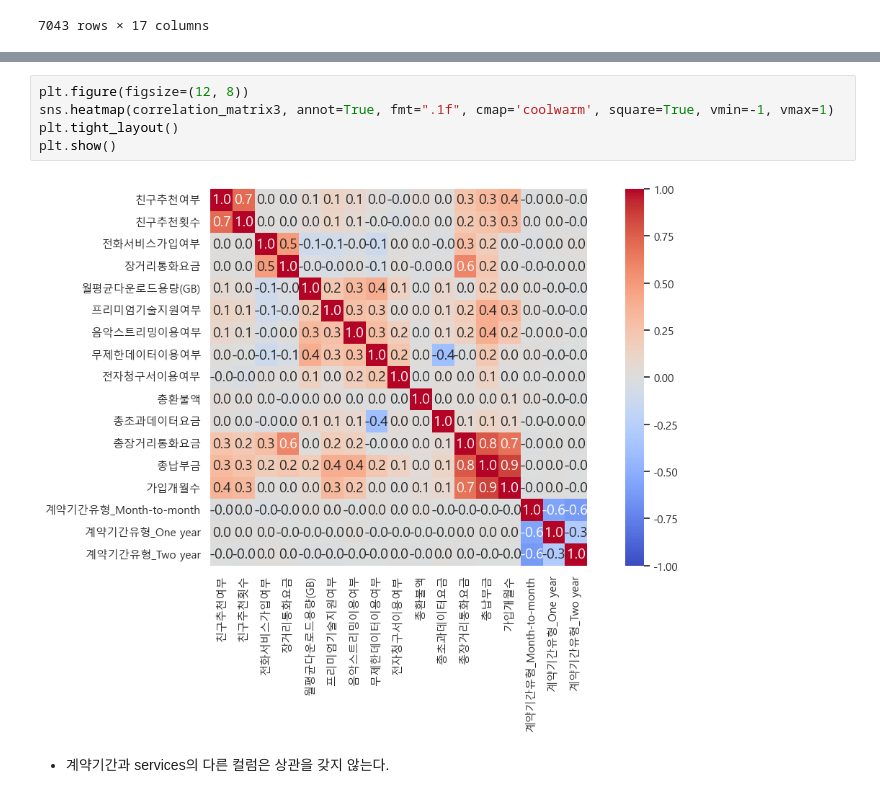
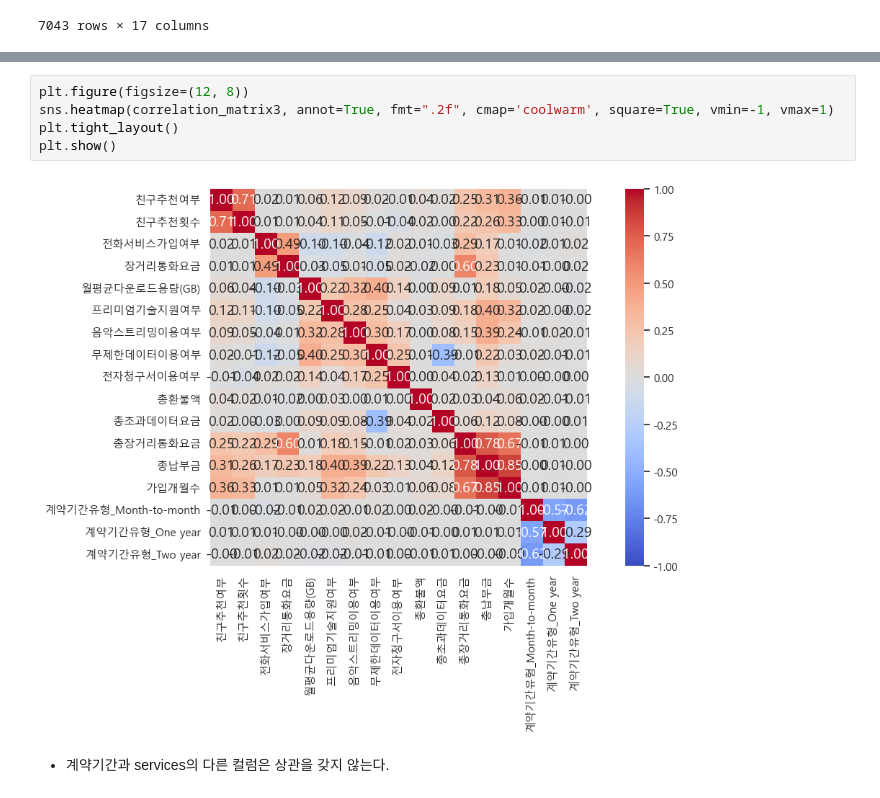
Before and after one commit to Blche/midproject_8, a Jupyter notebook: members/문세희/이탈률 감소방향_가입개월수, 계약기간.ipynb, the cells around one changed output, grey strips where cells are left out. Cells and saved outputs as stored; diff of their text form.

```diff
--- a/members/문세희/이탈률 감소방향_가입개월수, 계약기간.ipynb
+++ b/members/문세희/이탈률 감소방향_가입개월수, 계약기간.ipynb
@@ -577,11 +577,11 @@ correlation_matrix3
 | 계약기간유형_Two year | -0.000281 | -0.012884 | 0.020366 | 0.015188 | -0.019254 | -0.020431 | -0.007486 | -0.007051 | 0.003507 | ... |
 # %%
 plt.figure(figsize=(12, 8))
-sns.heatmap(correlation_matrix3, annot=True, fmt=".1f", cmap='coolwarm', square=True, vmin=-1, vmax=1)
+sns.heatmap(correlation_matrix3, annot=True, fmt=".2f", cmap='coolwarm', square=True, vmin=-1, vmax=1)
 plt.tight_layout()
 plt.show()
 # %% [output]
-[figure, old version]
+[figure, new version]
 # %% [markdown]
 - 계약기간과 services의 다른 컬럼은 상관을 갖지 않는다.
 # %%
```
Also changed, not shown: parts of 14 cells of this notebook, 1 other file.
